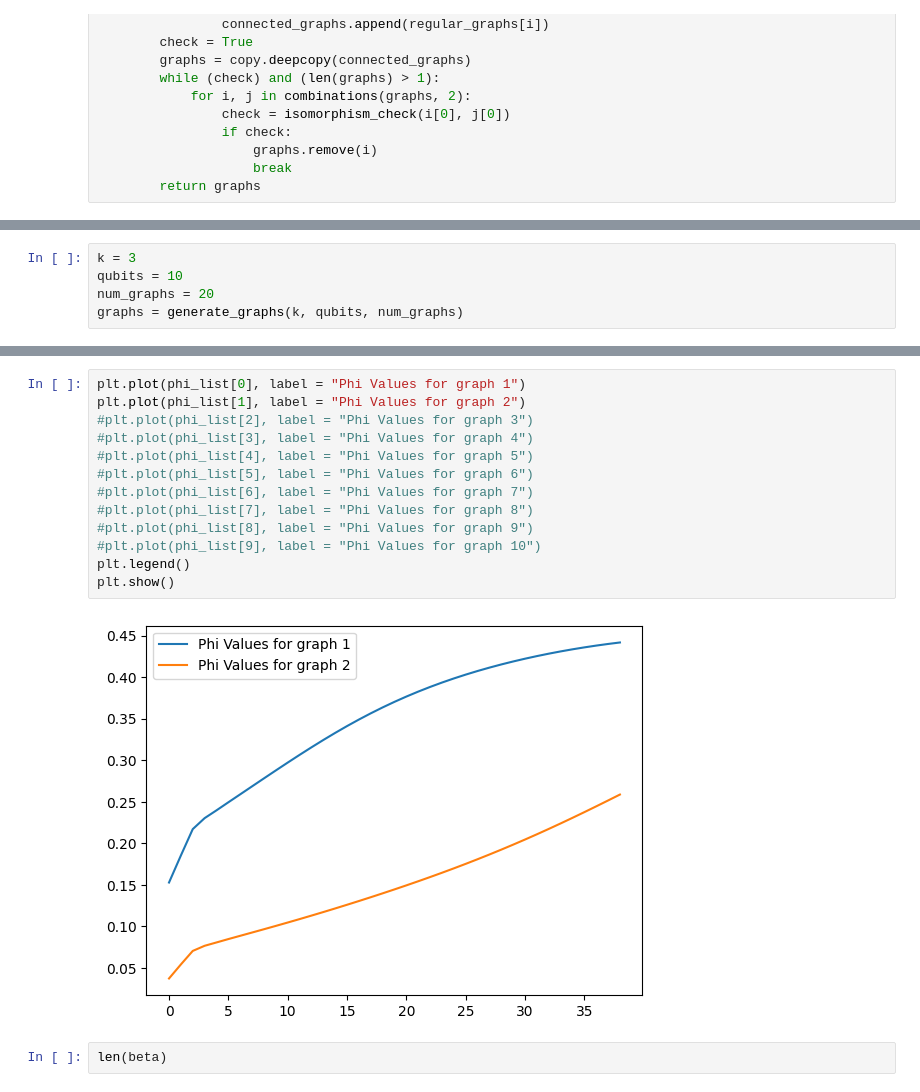
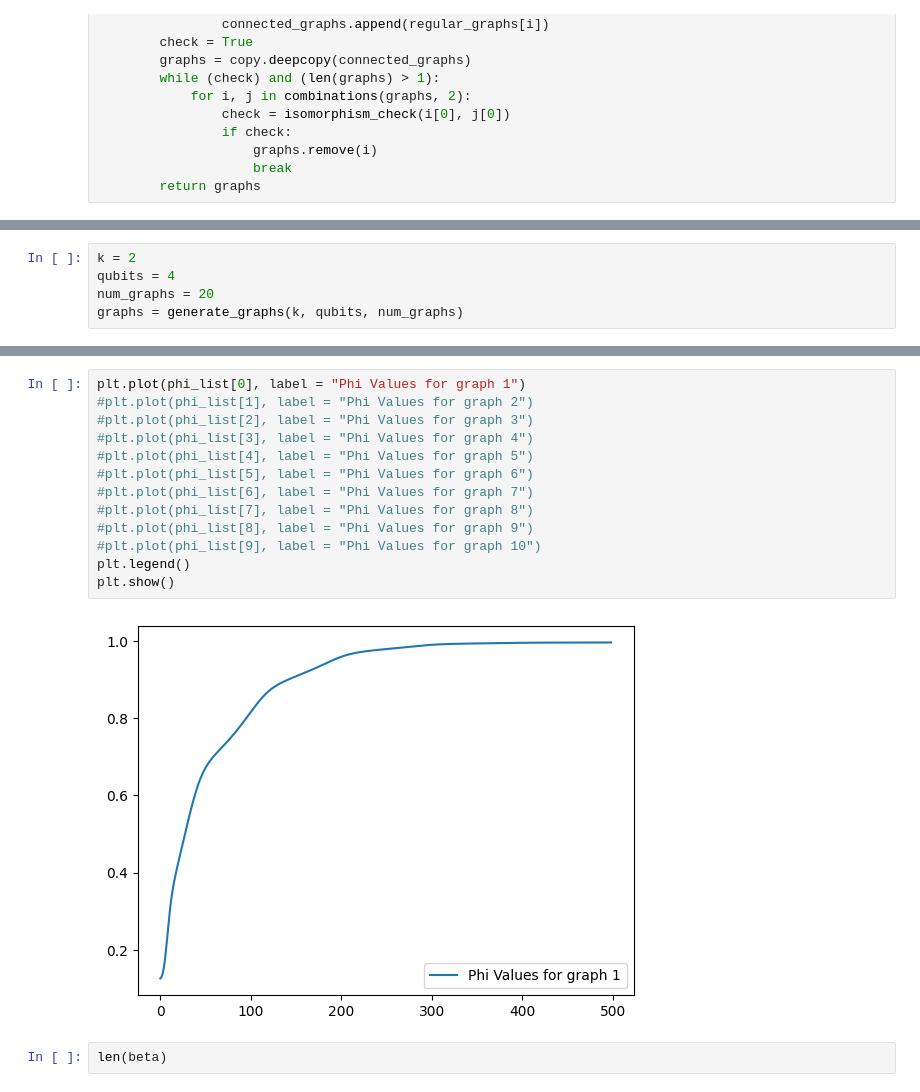
Before and after one commit to JoshuaFoate/FALQON, a Jupyter notebook: FALQONTesting.ipynb, the cells around one changed output, grey strips where cells are left out. Cells and saved outputs as stored; diff of their text form.

```diff
--- a/FALQONTesting.ipynb
+++ b/FALQONTesting.ipynb
@@ -175,8 +177,8 @@ def exeFALQON(graphs, qubits):
         H_p_eigenValues.append(eigenValues_p)
     return beta_values, cost_function_values, phi_values, H_p_eigenValues, graphs
 # %%
-k = 3
-qubits = 10
+k = 2
+qubits = 4
 num_graphs = 20
 graphs = generate_graphs(k, qubits, num_graphs)
 # %%
@@ -241,18 +243,18 @@ plt.show()
 # %%
 plt.plot(phi_list[0], label = "Phi Values for graph 1")
-plt.plot(phi_list[1], label = "Phi Values for graph 2")
+#plt.plot(phi_list[1], label = "Phi Values for graph 2")
 #plt.plot(phi_list[2], label = "Phi Values for graph 3")
 #plt.plot(phi_list[3], label = "Phi Values for graph 4")
 #plt.plot(phi_list[4], label = "Phi Values for graph 5")
 #plt.plot(phi_list[5], label = "Phi Values for graph 6")
 #plt.plot(phi_list[6], label = "Phi Values for graph 7")
 #plt.plot(phi_list[7], label = "Phi Values for graph 8")
 #plt.plot(phi_list[8], label = "Phi Values for graph 9")
 #plt.plot(phi_list[9], label = "Phi Values for graph 10")
 plt.legend()
 plt.show()
 # %% [output]
-[figure, old version]
+[figure, new version]
 # %%
 len(beta)
 # %% [output]
```
Also changed, not shown: parts of 17 cells of this notebook.
